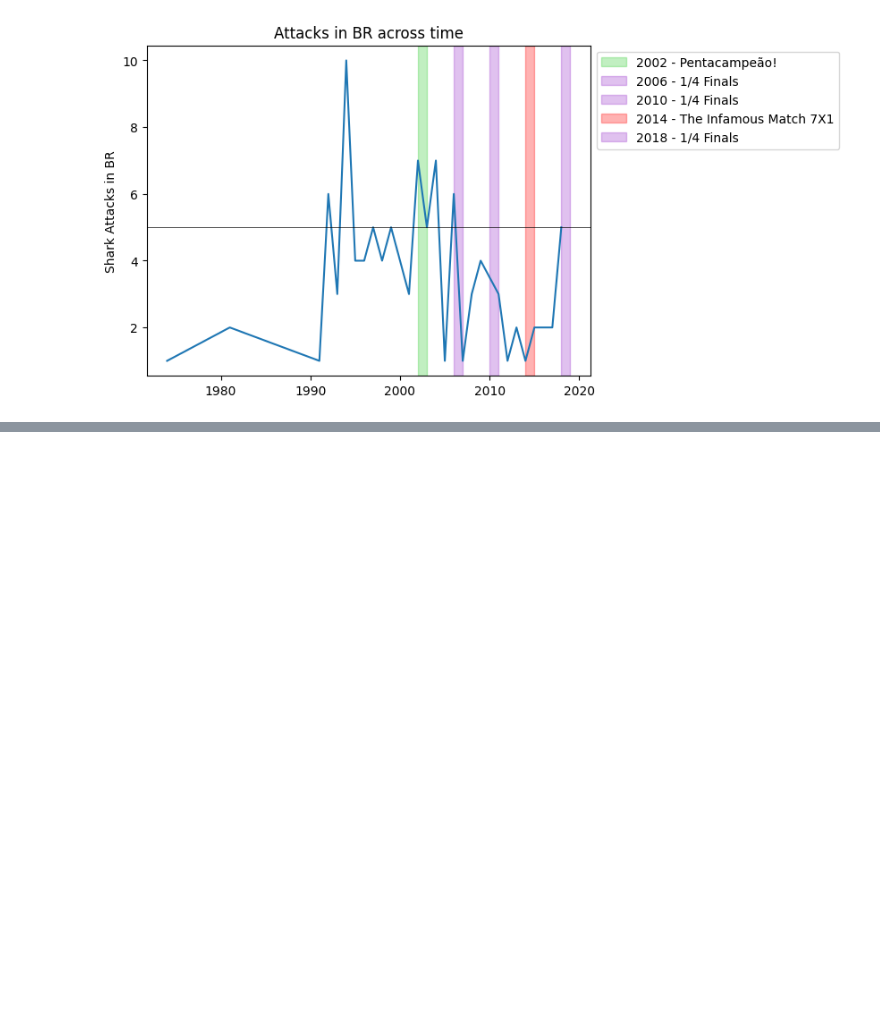
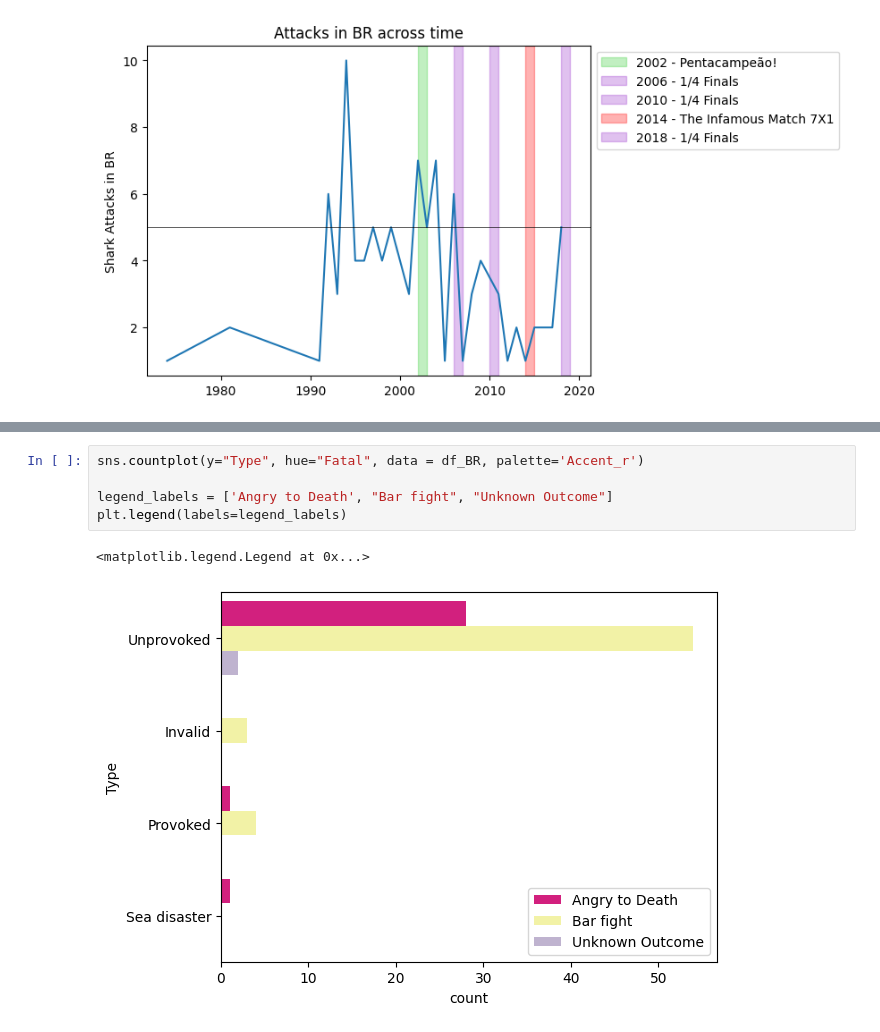
Before and after one commit to danidimarti/project1-csv_analysis, a Jupyter notebook: extraction.ipynb, the cells around one changed output, grey strips where cells are left out. Drawn from its saved outputs; the diff is of its cells as text; blank space fills up the shorter version.

Commit message:
done graphs 1 and 2, data needs fine tuning for 2

```diff
--- a/extraction.ipynb
+++ b/extraction.ipynb
@@ -147,0 +170,8 @@ plt.axhline(y=5, xmin=0, xmax=2022, c='black', linewidth=0.5)
+# %%
+sns.countplot(y="Type", hue="Fatal", data = df_BR, palette='Accent_r')
+
+legend_labels = ['Angry to Death', "Bar fight", "Unknown Outcome"]
+plt.legend(labels=legend_labels)
+# %% [output]
+<matplotlib.legend.Legend at 0x...>
+[figure, added]
```
Also changed, not shown: parts of 22 cells of this notebook.
